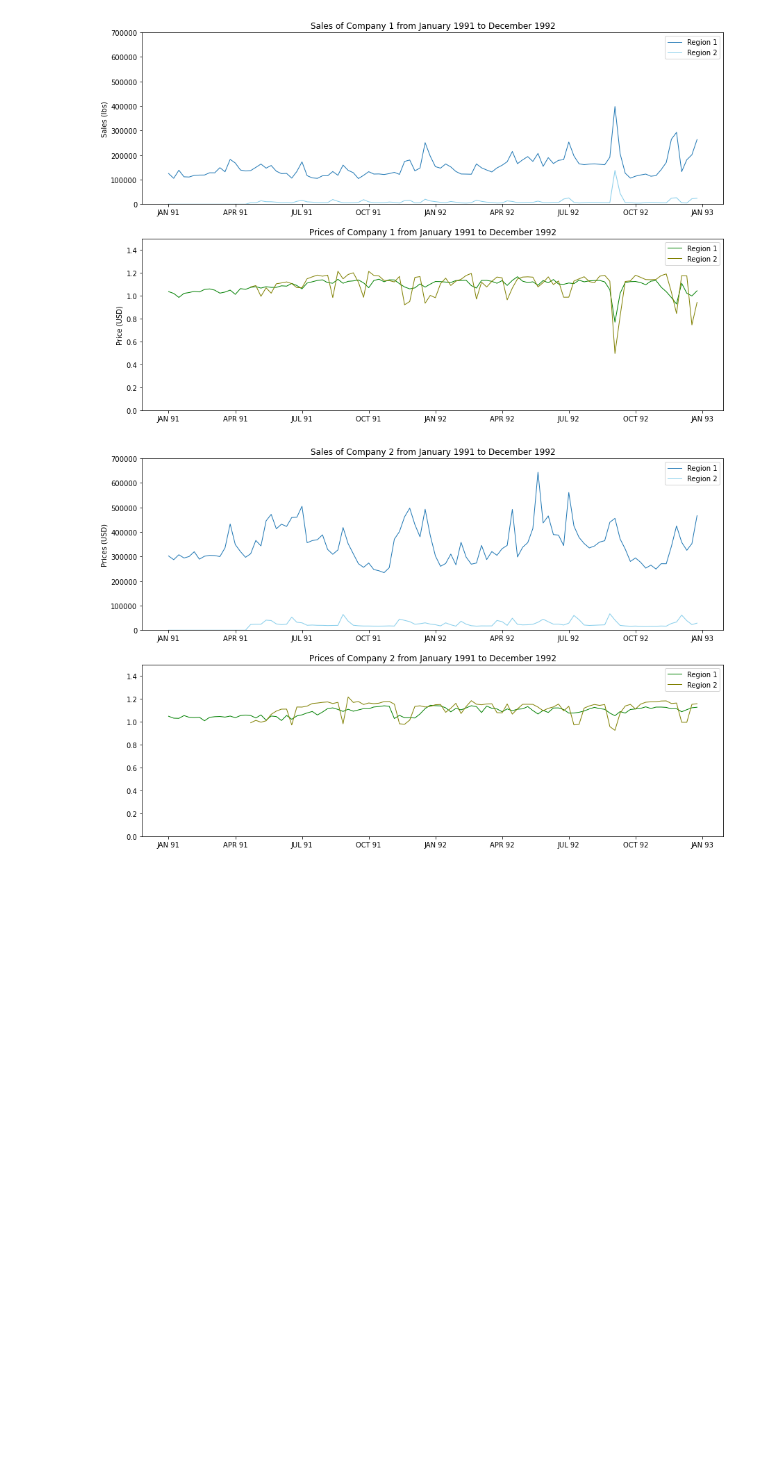
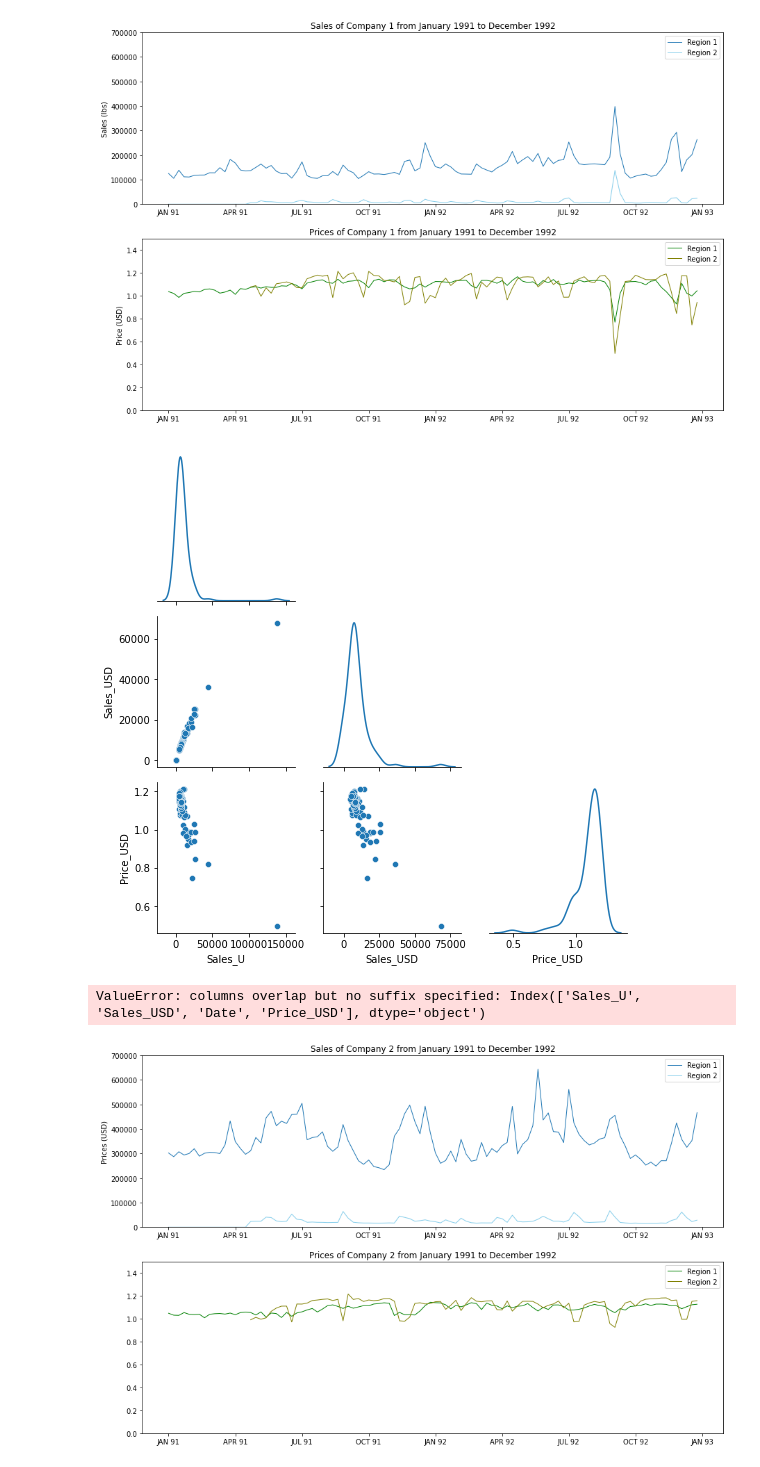
Before and after one commit to hinojosaad/Damavis-Challenge, a Jupyter notebook: Damavis Data Science Challenge Ex 2.ipynb, the cells around one changed output. Saved outputs shown, nothing was run; the diff lists cells and outputs as text; code cells hidden in the pictures; blank space fills up the shorter version.

```diff
--- a/Damavis Data Science Challenge Ex 2.ipynb
+++ b/Damavis Data Science Challenge Ex 2.ipynb
@@ -95,3 +95,17 @@ ax2.set_ylim(0,1.5)
 plt.show()
 # %% [output]
 [figure]
+# %%
+import seaborn as sns
+
+g= sns.PairGrid(R2_C1, diag_sharey=False, corner=True)
+g.map_lower(sns.scatterplot)
+g.map_diag(sns.kdeplot)
+
+plt.show()
+# %% [output]
+[figure, added]
+# %%
+R1_C1.join(R2_C1)
+# %% [output]
+ValueError: columns overlap but no suffix specified: Index(['Sales_U', 'Sales_USD', 'Date', 'Price_USD'], dtype='object')
```
Also changed, not shown: parts of 2 cells of this notebook.
